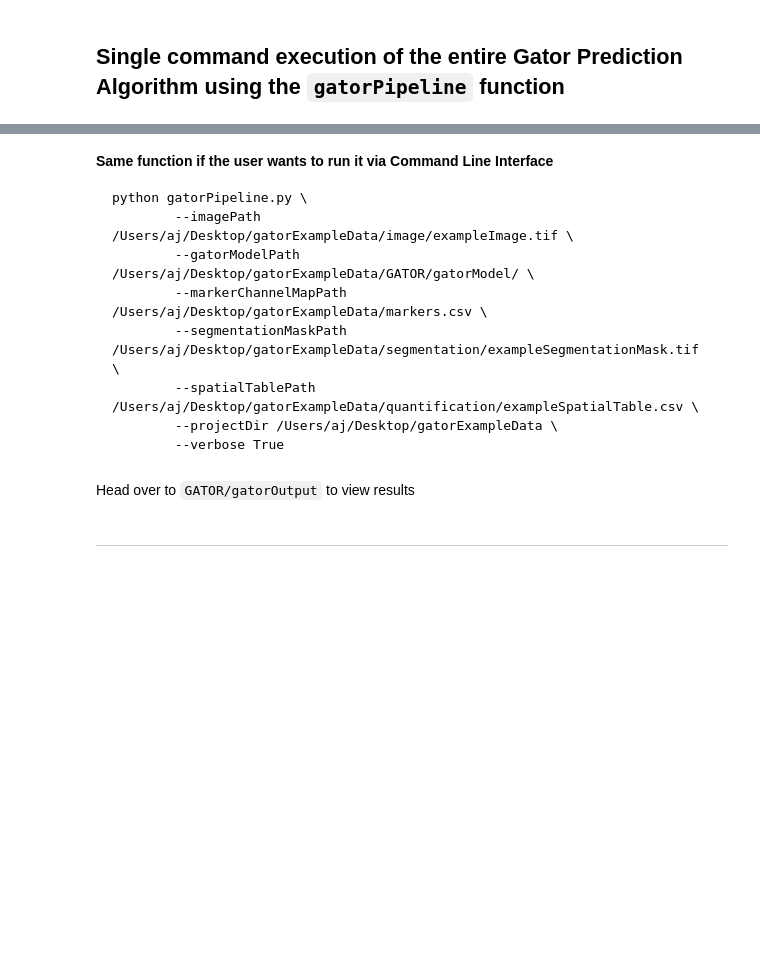
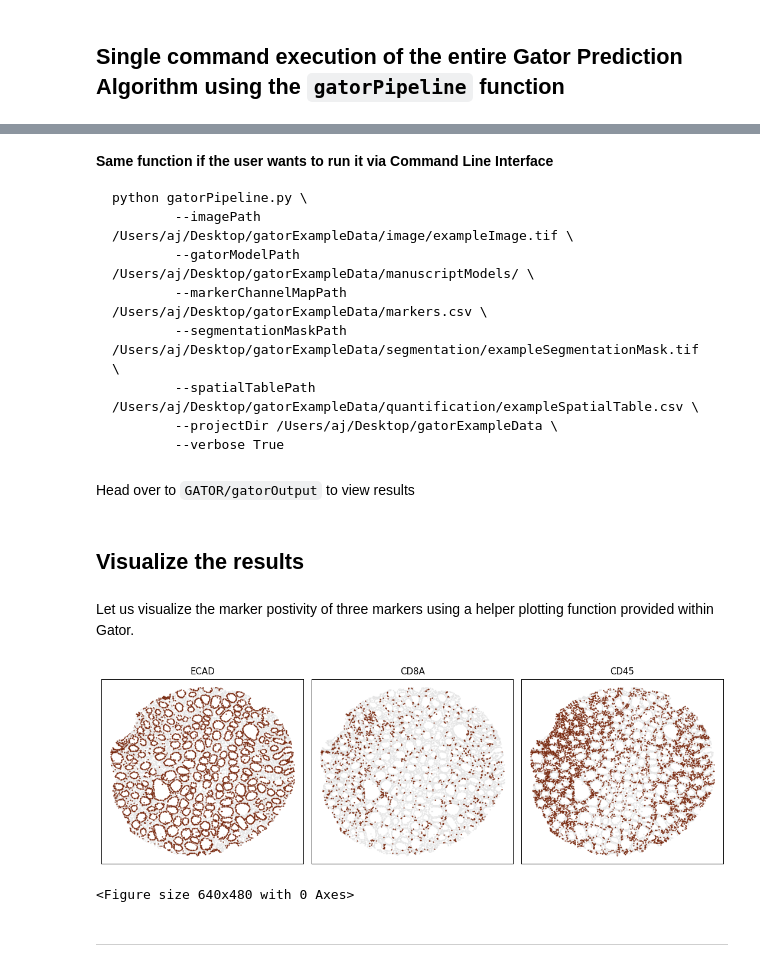
Before and after one commit to nirmallab/cspot, a Jupyter notebook: docs/Tutorials/notebooks/RunGatorAlgorithm.ipynb, the cells around one changed output, grey strips where cells are left out. Saved outputs shown, nothing was run; the diff lists cells and outputs as text; code cells hidden in the pictures; blank space fills up the shorter version.

````diff
--- a/docs/Tutorials/notebooks/RunGatorAlgorithm.ipynb
+++ b/docs/Tutorials/notebooks/RunGatorAlgorithm.ipynb
@@ -62,7 +78,7 @@ ga.gatorPipeline(
 ```
 python gatorPipeline.py \
         --imagePath /Users/aj/Desktop/gatorExampleData/image/exampleImage.tif \
-        --gatorModelPath /Users/aj/Desktop/gatorExampleData/GATOR/gatorModel/ \
+        --gatorModelPath /Users/aj/Desktop/gatorExampleData/manuscriptModels/ \
         --markerChannelMapPath /Users/aj/Desktop/gatorExampleData/markers.csv \
         --segmentationMaskPath /Users/aj/Desktop/gatorExampleData/segmentation/exampleSegmentationMask.tif \
         --spatialTablePath /Users/aj/Desktop/gatorExampleData/quantification/exampleSpatialTable.csv \
@@ -71,6 +87,27 @@ python gatorPipeline.py \
 ```
 # %% [markdown]
 Head over to `GATOR/gatorOutput` to view results
+# %% [markdown]
+## Visualize the results
+# %% [markdown]
+Let us visualize the marker postivity of three markers using a helper plotting function provided within Gator.
+# %%
+gatorObject = r"C:\Users\aj\Documents\gatorExampleData\GATOR\gatorOutput\exampleImage_gatorPredict.ome.h5ad"
+
+# Plot image to console
+ga.scatterPlot(gatorObject,
+            markers=['ECAD', 'CD8A', 'CD45'],
+            poscellsColor='#78290f',
+            negcellsColor='#e5e5e5',
+            s=0.5,
+            ncols=3,
+            dpi=90,
+            figsize=(12, 4),
+            outputDir=r"C:\Users\aj\Documents\gatorExampleData\GATOR\gatorOutput",
+            outputFileName='gatorplot.png')
+# %% [output]
+[figure, added]
+<Figure size 640x480 with 0 Axes>
 # %% [markdown]
 <hr>
 # %% [markdown]
````
Also changed, not shown: parts of 8 cells of this notebook, 5 other files.
